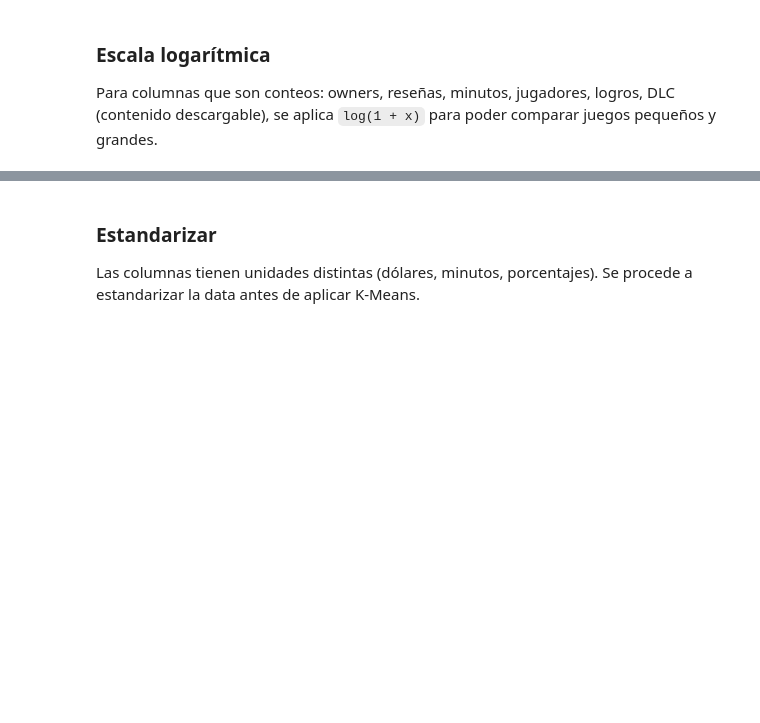
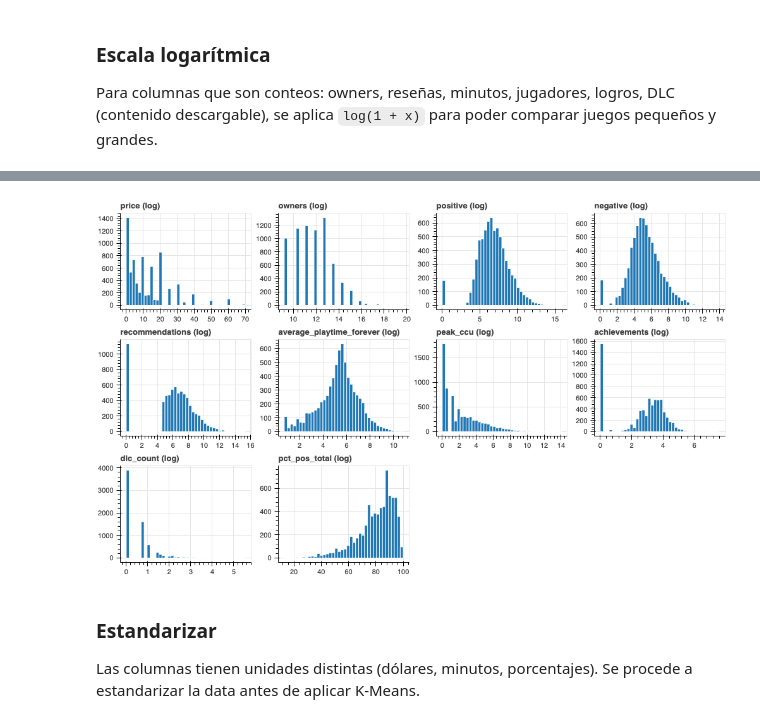
Before and after one commit to vchirinosb/steam-games, a Jupyter notebook: steam_games.ipynb, the cells around one changed output, grey strips where cells are left out. Cells and saved outputs as stored; diff of their text form; code cells hidden in the pictures; blank space fills up the shorter version.

```diff
--- a/steam_games.ipynb
+++ b/steam_games.ipynb
@@ -215,5 +255,5 @@ log_columns = [
 games_log = games[features].copy()
 games_log[log_columns] = np.log1p(games_log[log_columns])
 # %%
-show(gridplot([histogram(games_log[column], column + ' (log)') for column in features], ncols=4))
+render(gridplot([histogram(games_log[column], column + ' (log)') for column in features], ncols=4), "histogramas_log")
 # %% [output]
@@ -222,3 +260,4 @@ show(gridplot([histogram(games_log[column], column + ' (log)') for column in fea
+[figure, added]
 # %% [markdown]
 ### Estandarizar
 
```
Also changed, not shown: parts of 25 cells of this notebook, 2 other files.
